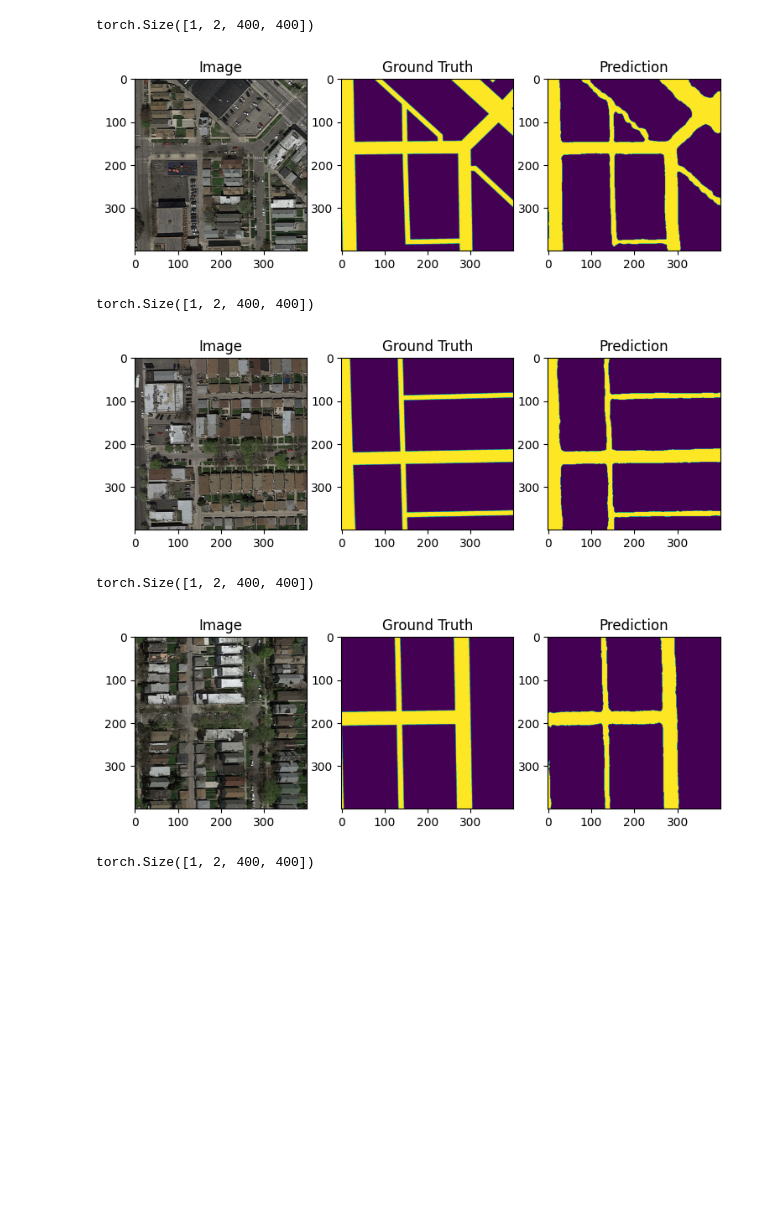
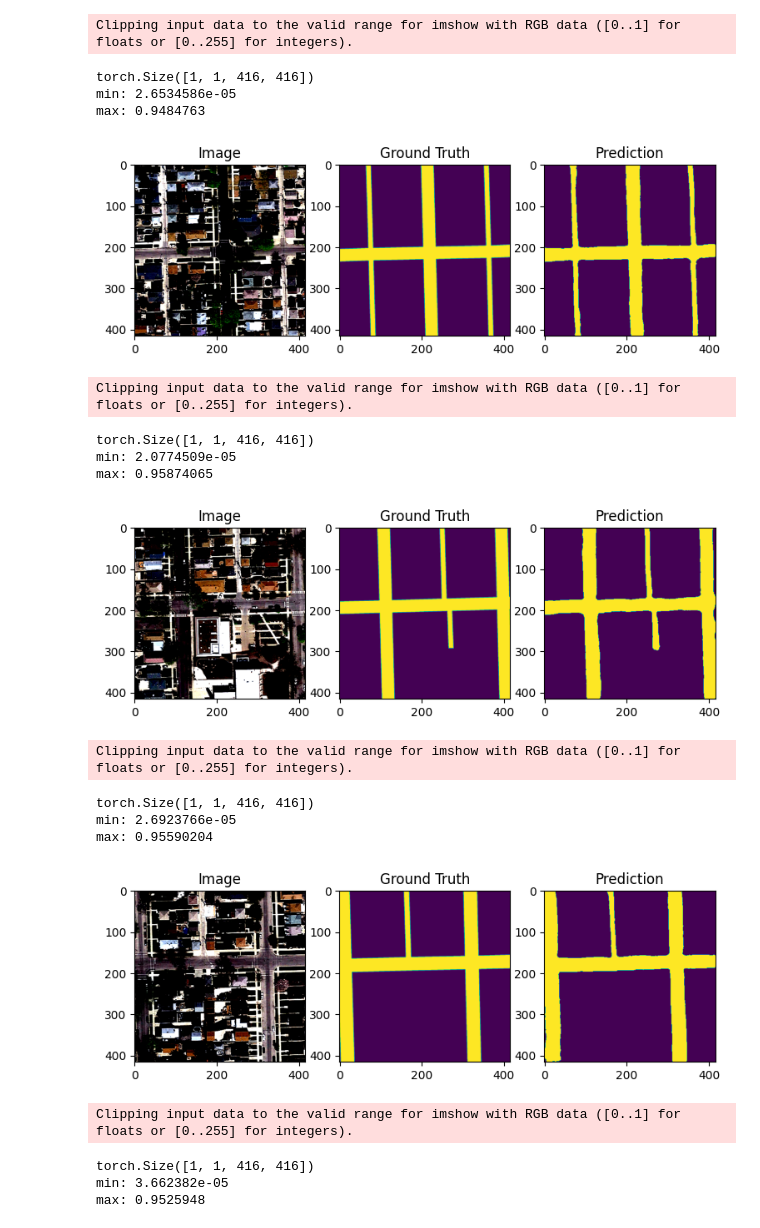
Before and after one commit to ilievanadezhda/CS-433-Road-Segmentation, a Jupyter notebook: notebooks/visualization.ipynb, the cells around one changed output. Cells and saved outputs as stored; diff of their text form; code cells hidden in the pictures; blank space fills up the shorter version.

```diff
--- a/notebooks/visualization.ipynb
+++ b/notebooks/visualization.ipynb
@@ -68,39 +44,70 @@ transform = transforms.ToTensor()
+# %%
+# paths to image and ground truth folders
+image_folder = ["datasets/train/images/"] #, "massachusetts_416/images/"]
+gt_folder = ["datasets/train/groundtruth/"] #, "massachusetts_416/groundtruth/"]
+# create base dataset
+dataset = BaseDataset(image_folder, gt_folder)
+# define image transform
+mean = [0.3353, 0.3328, 0.2984]
+std = [0.1967, 0.1896, 0.1897]
+image_transform = transforms.Compose(
+    [
+        transforms.Resize((416, 416)),
+        transforms.ToTensor(),
+        transforms.Normalize(mean=mean, std=std),
+    ]
+)
+# define gt tranform
+gt_transform = transforms.Compose([transforms.Resize((416, 416)), transforms.ToTensor()])
 # %%
+# define threshold
+THR = 0.4
+# visualize
 for K in range(10):
     # get image and ground truth
-    image = transform(dataset[K][0])
-    gt = transform(dataset[K][1])
+    image = image_transform(dataset[K][0])
+    gt = gt_transform(dataset[K][1])
     # predict
-    pred = model(image.unsqueeze(0))
-    print(pred.shape)
+    prediction = model(image.unsqueeze(0))
+    # apply sigmoid
+    prediction = torch.sigmoid(prediction)
+    print(prediction.shape)
     # convert to numpy array
     image = image.numpy().transpose(1, 2, 0)
     gt = gt.numpy().squeeze(0)
-
-    # for mateuszbuda [1, 1, 400, 400]
-    # pred = pred.detach().numpy().squeeze(0).squeeze(0)
-
-    # for milesial [1, 2, 400, 400]
-    pred = pred[:, [0], :, :]
-    pred = pred.detach().numpy().squeeze(0).squeeze(0)
-
+    prediction = prediction.detach().numpy().squeeze(0).squeeze(0)
+    # print min and max value in prediction
+    print("min:", np.min(prediction))
+    print("max:", np.max(prediction))
     # threshold
-    pred[pred <= 0.5] = 0
-    pred[pred > 0.5] = 1
+    prediction[prediction <= THR] = 0
+    prediction[prediction > THR] = 1
     # plot
     fig, ax = plt.subplots(1, 3, figsize=(9, 3))
     ax[0].imshow(image)
     ax[0].set_title("Image")
     ax[1].imshow(gt)
     ax[1].set_title("Ground Truth")
-    ax[2].imshow(pred)
+    ax[2].imshow(prediction)
     ax[2].set_title("Prediction")
     plt.show()
 # %% [output]
-torch.Size([1, 2, 400, 400])
+Clipping input data to the valid range for imshow with RGB data ([0..1] for floats or [0..255] for integers).
+torch.Size([1, 1, 416, 416])
+min: 2.6534586e-05
+max: 0.9484763
-[figure, old version]
+[figure, new version]
-torch.Size([1, 2, 400, 400])
+Clipping input data to the valid range for imshow with RGB data ([0..1] for floats or [0..255] for integers).
+torch.Size([1, 1, 416, 416])
+min: 2.0774509e-05
+max: 0.95874065
-[figure, old version]
+[figure, new version]
-torch.Size([1, 2, 400, 400])
+Clipping input data to the valid range for imshow with RGB data ([0..1] for floats or [0..255] for integers).
+torch.Size([1, 1, 416, 416])
+min: 2.6923766e-05
+max: 0.95590204
-[figure, old version]
+[figure, new version]
-torch.Size([1, 2, 400, 400])
+Clipping input data to the valid range for imshow with RGB data ([0..1] for floats or [0..255] for integers).
+torch.Size([1, 1, 416, 416])
+min: 3.662382e-05
+max: 0.9525948
```
Also changed, not shown: parts of 12 cells of this notebook, 8 other files.
